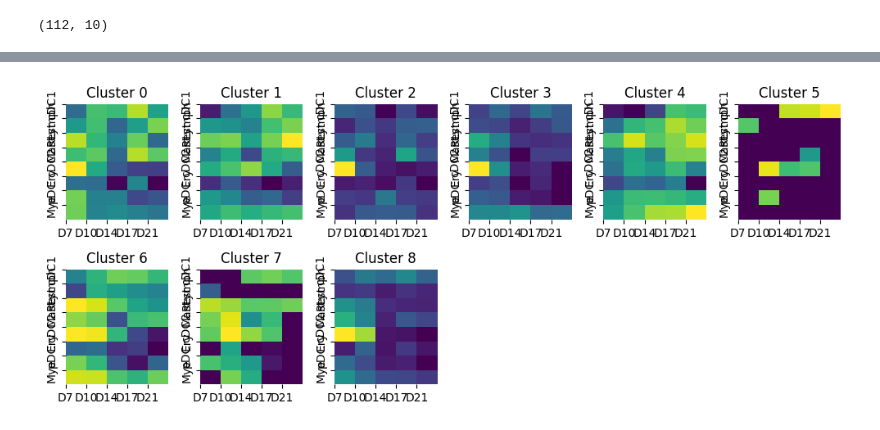
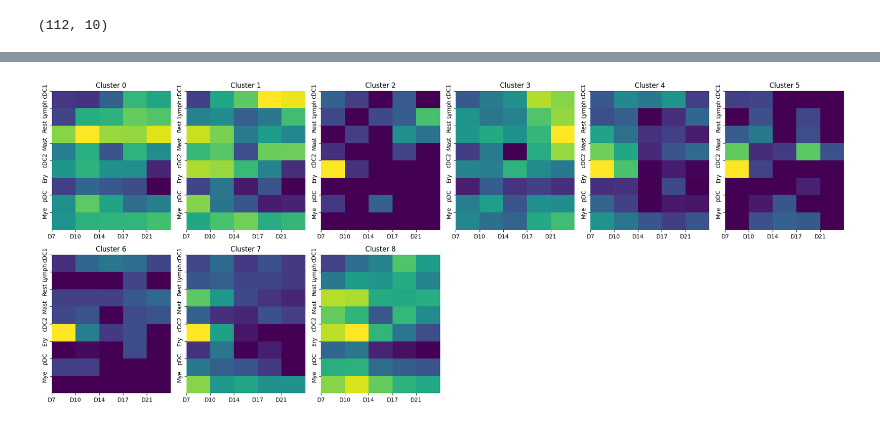
Before and after one commit to kj0s/NMF_cell_fate, a Jupyter notebook: cfa/notebooks/mofa_run.ipynb, the cells around one changed output, grey strips where cells are left out. Saved outputs shown, nothing was run; the diff lists cells and outputs as text; code cells hidden in the pictures.

```diff
--- a/cfa/notebooks/mofa_run.ipynb
+++ b/cfa/notebooks/mofa_run.ipynb
@@ -17,6 +17,11 @@ X_bc = np.load(f"../data/preprocessed{suffix}/X_bc.npy")
 X_rna.shape, X_bc.shape, X_adt.shape
 # %% [output]
 ((112, 4787), (112, 5, 8), (112, 163))
+# %%
+X_rna = X_rna.div(X_rna.sum(axis=1), axis=0) * 1e4
+X_rna = np.log1p(X_rna) # log normalise from prev code
+X_adt = X_rna.div(X_adt.sum(axis=1), axis=0) * 1e4
+X_adt = np.log1p(X_adt) # log normalise from prev code
 # %%
 import pandas as pd
 
@@ -77,7 +81,7 @@ ent.set_data_matrix(
 
 ent.set_model_options(factors=10)
 
-ent.set_train_options(iter=1000, seed=42)
+ent.set_train_options(iter=3000, seed=42)
 
 ent.build()
 ent.run()
@@ -264,34 +228,34 @@ plt.show()
 # %%
 Z = ent.model.getExpectations()["Z"]["E"]      # (112 × K)
 W = ent.model.getExpectations()["W"]          # dict per view
 X_lineage = X_bc  # (112, 5, 8)
 from sklearn.cluster import KMeans
 
 clusts = KMeans(n_clusters=9, random_state=0).fit_predict(Z)
 import matplotlib.pyplot as plt
 import seaborn as sb
 
-plt.figure(figsize=(10, 10))
+plt.figure(figsize=(20, 20))
 
 for cluster_idx in range(len(np.unique(clusts))):
     plt.subplot(5, 6, cluster_idx+1)
 
     avg = X_lineage[clusts == cluster_idx].mean(0)  # (5 × 8)
 
     sb.heatmap(
         avg.T,
         cmap="viridis",
         cbar=False
     )
 
     plt.yticks(range(8), celltypes)
     plt.xticks(range(5), timepoints)
     plt.title(f"Cluster {cluster_idx}")
 
 plt.tight_layout()
 plt.show()
 # %% [output]
-[figure, old version]
+[figure, new version]
 # %%
 W_rna = W[0]["E"]
 W_adt = W[1]["E"]
```
Also changed, not shown: parts of 10 cells of this notebook.
